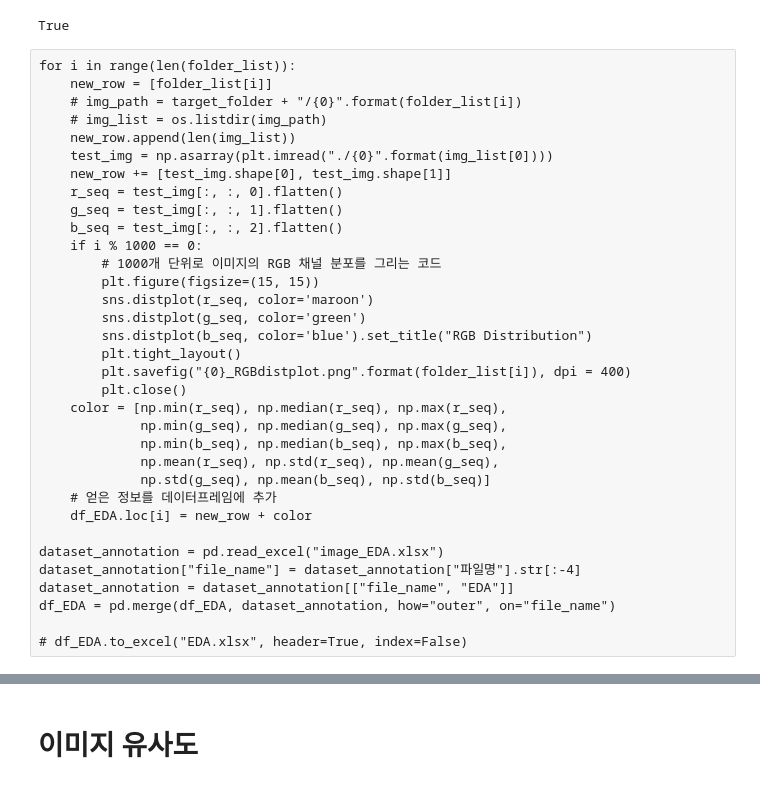
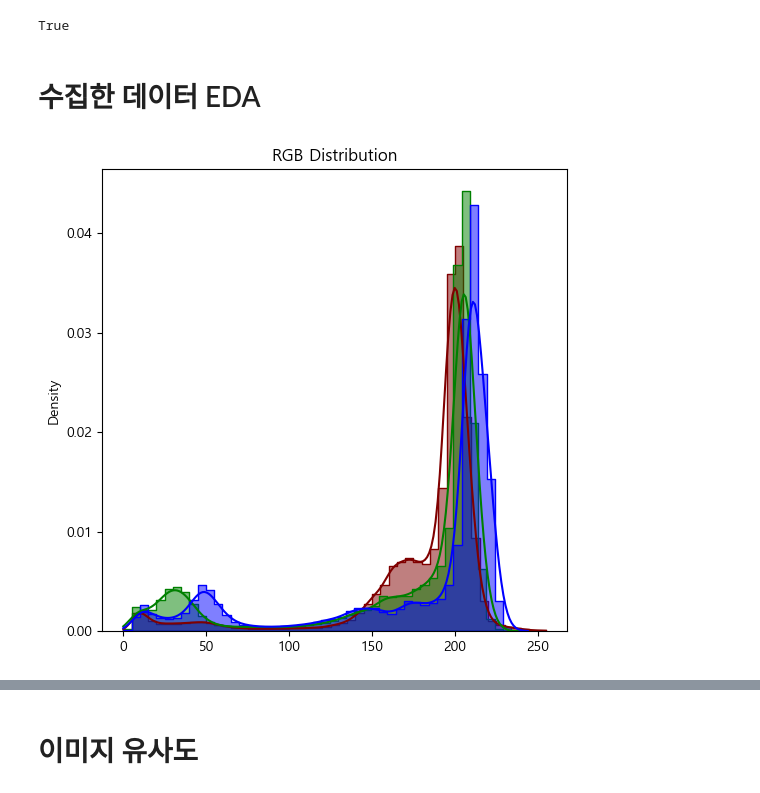
Before and after one commit to kimbw0615/Image-Similarity-Project, a Jupyter notebook: 2조 중간프로젝트.ipynb, the cells around one changed output, grey strips where cells are left out. Drawn from its saved outputs; the diff is of its cells as text; code cells hidden in the pictures.

```diff
--- a/2조 중간프로젝트.ipynb
+++ b/2조 중간프로젝트.ipynb
@@ -136,6 +151,8 @@ upper_clothes_image = cv2.cvtColor(upper_clothes_image, cv2.COLOR_BGR2RGB)
 cv2.imwrite('upper_clothes.png', upper_clothes_image)
 # %% [output]
 True
+# %% [markdown]
+# 수집한 데이터 EDA
 # %%
 import os
 import numpy as np
@@ -160,38 +177,30 @@ df_EDA = pd.DataFrame(columns=["file_name", "seq_len", "img_row", "img_col",
                                "B_min", "B_median", "B_max", "R_mean", "R_std", "G_mean",
                                "G_std", "B_mean", "B_std"
                                ])
-# %% [raw]
-for i in range(len(folder_list)):
-    new_row = [folder_list[i]]
-    # img_path = target_folder + "/{0}".format(folder_list[i])
-    # img_list = os.listdir(img_path)
-    new_row.append(len(img_list))
-    test_img = np.asarray(plt.imread("./{0}".format(img_list[0])))
-    new_row += [test_img.shape[0], test_img.shape[1]]
-    r_seq = test_img[:, :, 0].flatten()
-    g_seq = test_img[:, :, 1].flatten()
-    b_seq = test_img[:, :, 2].flatten()
-    if i % 1000 == 0:
-        # 1000개 단위로 이미지의 RGB 채널 분포를 그리는 코드
-        plt.figure(figsize=(15, 15))
-        sns.distplot(r_seq, color='maroon')
-        sns.distplot(g_seq, color='green')
-        sns.distplot(b_seq, color='blue').set_title("RGB Distribution")
-        plt.tight_layout()
-        plt.savefig("{0}_RGBdistplot.png".format(folder_list[i]), dpi = 400)
-        plt.close()
-    color = [np.min(r_seq), np.median(r_seq), np.max(r_seq),
-             np.min(g_seq), np.median(g_seq), np.max(g_seq),
-             np.min(b_seq), np.median(b_seq), np.max(b_seq),
-             np.mean(r_seq), np.std(r_seq), np.mean(g_seq),
-             np.std(g_seq), np.mean(b_seq), np.std(b_seq)]
-    # 얻은 정보를 데이터프레임에 추가
-    df_EDA.loc[i] = new_row + color
-
-dataset_annotation = pd.read_excel("image_EDA.xlsx")
-dataset_annotation["file_name"] = dataset_annotation["파일명"].str[:-4]
-dataset_annotation = dataset_annotation[["file_name", "EDA"]]
-df_EDA = pd.merge(df_EDA, dataset_annotation, how="outer", on="file_name")
-
-# df_EDA.to_excel("EDA.xlsx", header=True, index=False)
+# %%
+for i in range(len(folder_list)):
+    new_row = [folder_list[i]]
+    new_row.append(len(img_list))
+    test_img = np.asarray(plt.imread("./{0}".format(img_list[0])))
+    new_row += [test_img.shape[0], test_img.shape[1]]
+    r_seq = test_img[:, :, 0].flatten()
+    g_seq = test_img[:, :, 1].flatten()
+    b_seq = test_img[:, :, 2].flatten()
+    if i % 1000 == 0:
+        # 1000개 단위로 이미지의 RGB 채널 분포를 그리는 코드
+        plt.figure(figsize=(6, 6))
+        sns.histplot(r_seq, color='maroon', kde=True, stat='density', binwidth=5,  element="step")
+        sns.histplot(g_seq, color='green', kde=True, stat='density', binwidth=5,  element="step")
+        sns.histplot(b_seq, color='blue', kde=True, stat='density', binwidth=5, element="step").set_title("RGB Distribution")
+        # plt.tight_layout()
+
+    color = [np.min(r_seq), np.median(r_seq), np.max(r_seq),
+             np.min(g_seq), np.median(g_seq), np.max(g_seq),
+             np.min(b_seq), np.median(b_seq), np.max(b_seq),
+             np.mean(r_seq), np.std(r_seq), np.mean(g_seq),
+             np.std(g_seq), np.mean(b_seq), np.std(b_seq)]
+    # 얻은 정보를 데이터프레임에 추가
+    df_EDA.loc[i] = new_row + color
+# %% [output]
+[figure, added]
 # %%
```
Also changed, not shown: parts of 9 cells of this notebook.
